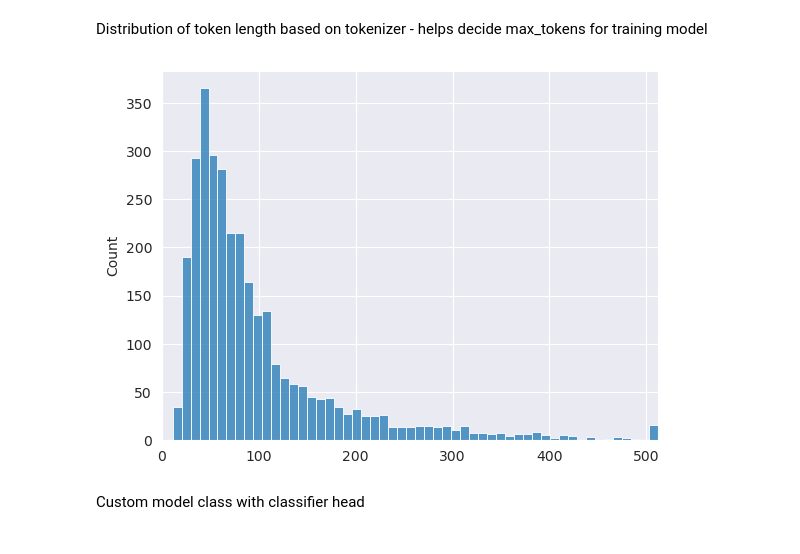
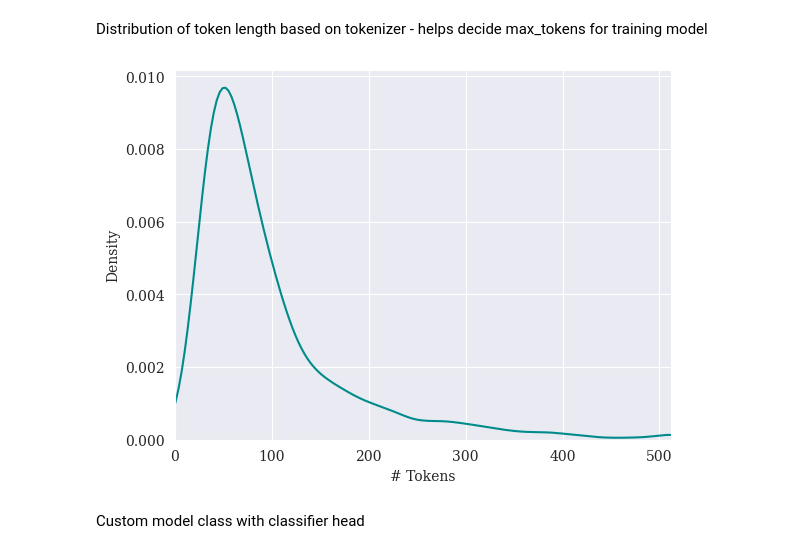
Before and after one commit to vishu-tyagi/JNJ-Capstone-Project, a Jupyter notebook: notebooks/bert_evaluation.ipynb, the cells around one changed output. Saved outputs shown, nothing was run; the diff lists cells and outputs as text; code cells hidden in the pictures.

```diff
--- a/notebooks/bert_evaluation.ipynb
+++ b/notebooks/bert_evaluation.ipynb
@@ -8,6 +8,7 @@ from tqdm.auto import tqdm
 
 import numpy as np
 import pandas as pd
+import matplotlib
 import matplotlib.pyplot as plt
 import seaborn as sns
 from sklearn.model_selection import train_test_split
@@ -33,7 +34,9 @@ from capstone.utils.constants import (
 )
 
 device = "cuda" if torch.cuda.is_available() else "cpu"
+COLOR = "darkcyan"
 sns.set_style("darkgrid")
+matplotlib.rcParams['font.family'] = "serif"
 PARENT_PATH = Path(os.getcwd()).parent.absolute()
 FORMAT = "%(asctime)s - %(name)s - %(levelname)s - %(message)s"
 logging.basicConfig(format=FORMAT, level=logging.INFO)
@@ -167,17 +170,18 @@ Distribution of token length based on tokenizer - helps decide max_tokens for tr
 # %%
 token_counts = []
 for _, row in train.iterrows():
     tokens = tokenizer.encode(
         row[ORIGINAL_TEXT],
         max_length=512,
         truncation=True
     )
     token_counts.append(len(tokens))
 
-sns.histplot(token_counts)
+sns.kdeplot(token_counts, color=COLOR)
+plt.xlabel("# Tokens")
 plt.xlim([0, 512]);
 # %% [output]
-[figure, old version]
+[figure, new version]
 # %% [markdown]
 Custom model class with classifier head
 # %%
```
Also changed, not shown: parts of 4 cells of this notebook.
